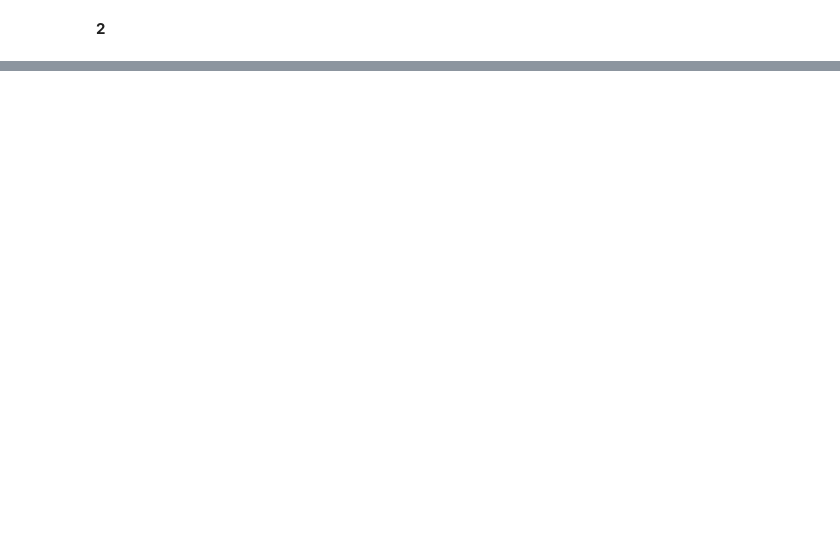
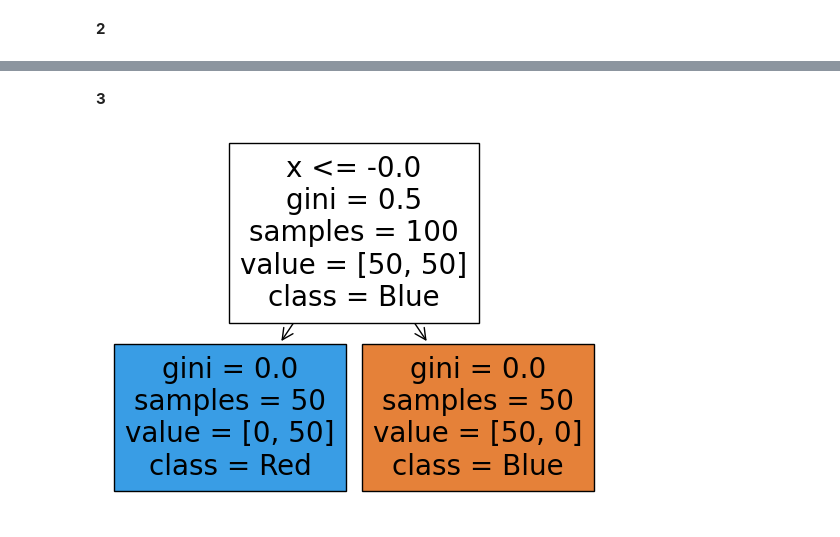
Before and after one commit to SM2A/Machine_Learning_Course_Project, a Jupyter notebook: HW-2/Report.ipynb, the cells around one changed output, grey strips where cells are left out. Saved outputs shown, nothing was run; the diff lists cells and outputs as text; code cells hidden in the pictures; blank space fills up the shorter version.

```diff
--- a/HW-2/Report.ipynb
+++ b/HW-2/Report.ipynb
@@ -56,0 +37,19 @@ TypeError: data type 'str1024' not understood
+# %% [markdown]
+**3**
+# %%
+import pandas
+from sklearn import tree
+from sklearn.tree import DecisionTreeClassifier
+
+dot_data = pandas.DataFrame()
+dot_data['X'] = X_
+dot_data['Y'] = Y_
+dot_data['color'] = Z_
+
+dt_model = DecisionTreeClassifier()
+dt_model.fit(dot_data.drop(['color'], axis=1), dot_data['color'])
+
+tree.plot_tree(dt_model, feature_names=['x', 'y'], class_names=['Blue', 'Red'], filled=True)
+plt.show()
+# %% [output]
+[figure, added]
```
Also changed, not shown: parts of 6 cells of this notebook.
